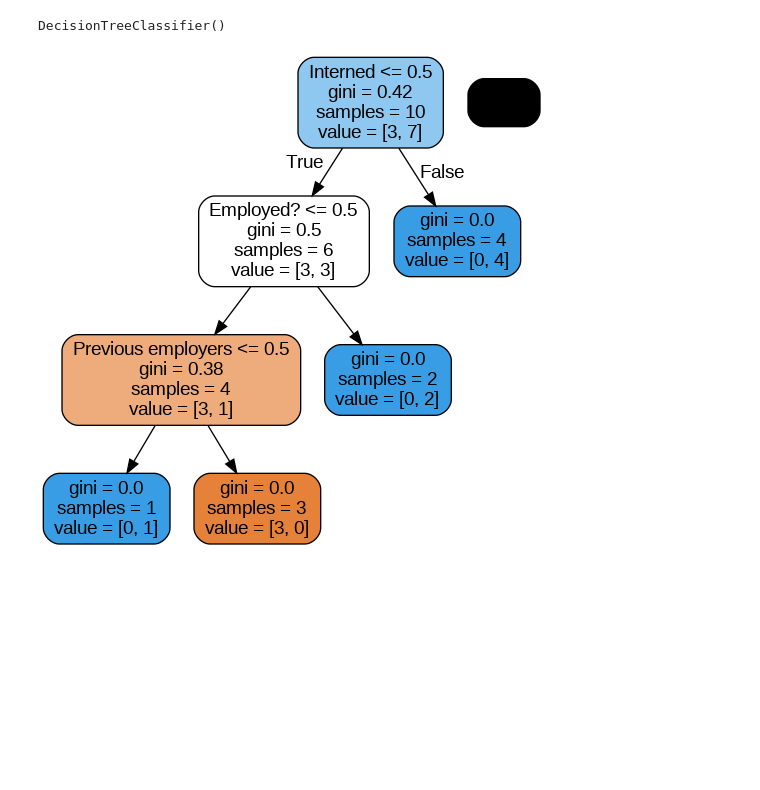
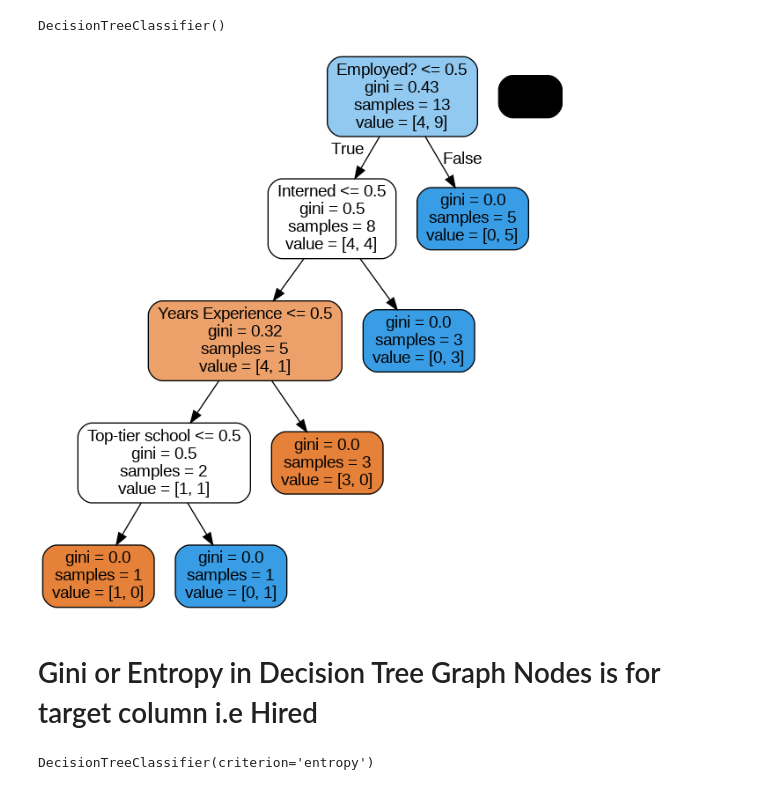
Before and after one commit to dhsingh0815/ML, a Jupyter notebook: Classifier/GiniIndex_DummyPastHiresDataSet.ipynb, the cells around one changed output. Drawn from its saved outputs; the diff is of its cells as text; code cells hidden in the pictures; blank space fills up the shorter version.

```diff
--- a/Classifier/GiniIndex_DummyPastHiresDataSet.ipynb
+++ b/Classifier/GiniIndex_DummyPastHiresDataSet.ipynb
@@ -173,12 +176,20 @@ X_train, X_test, y_train, y_test = train_test_split(X, y, test_size=0.2, random_
 # %%
 model =DecisionTreeClassifier(criterion='gini')
-model.fit(X_train, y_train)
+model.fit(X, y)
 model
 # %% [output]
 DecisionTreeClassifier()
 # %%
-dot_data = export_graphviz(model , feature_names=X_train.columns, rounded=True, proportion=False, precision=2, filled=True)
+dot_data = export_graphviz(model , feature_names=X.columns, rounded=True, proportion=False, precision=2, filled=True)
 graph = pydotplus.graph_from_dot_data(dot_data)
 Image(graph.create_png())
 # %% [output]
-[figure, old version]
+[figure, new version]
+# %% [markdown]
+# Gini or Entropy in Decision Tree Graph Nodes is for target column i.e Hired
+# %%
+model =DecisionTreeClassifier(criterion='entropy')
+model.fit(X, y)
+model
+# %% [output]
+DecisionTreeClassifier(criterion='entropy')
```
Also changed, not shown: parts of 4 cells of this notebook.
